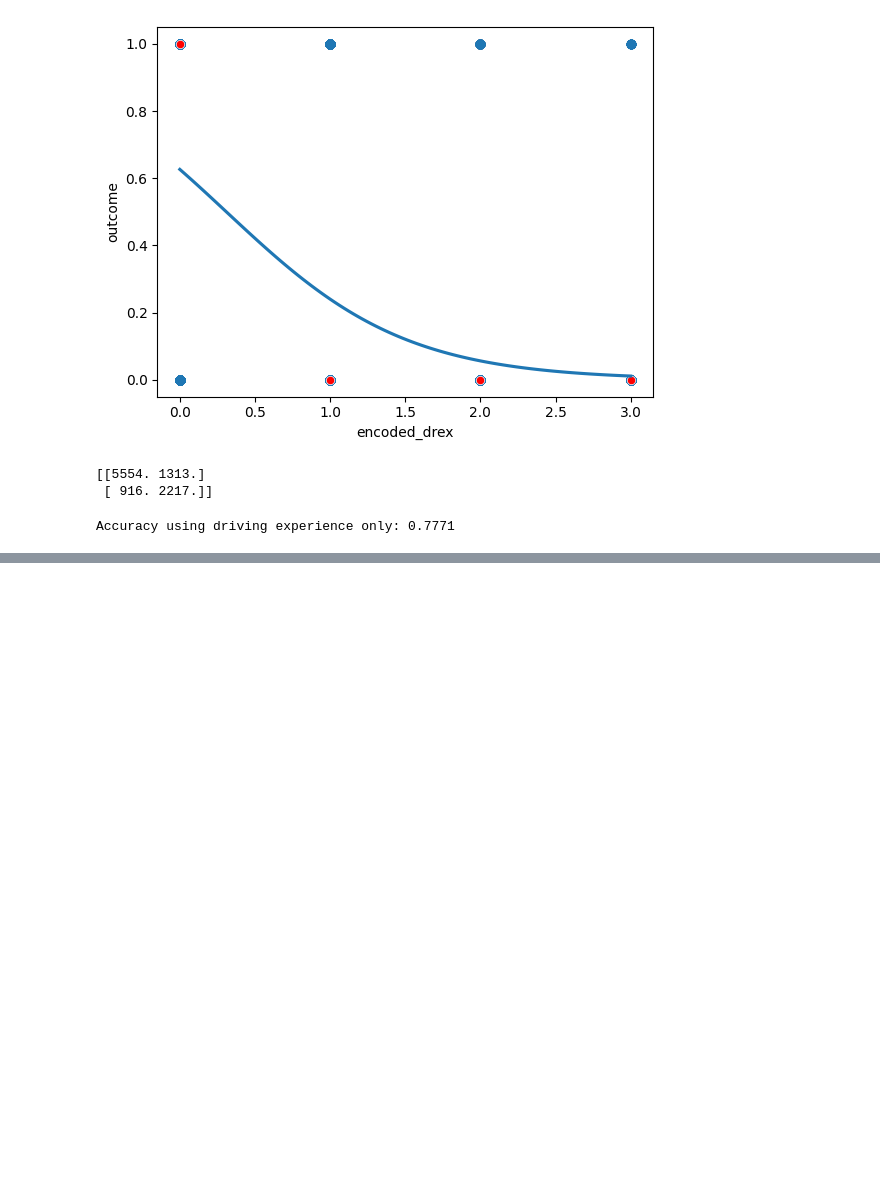
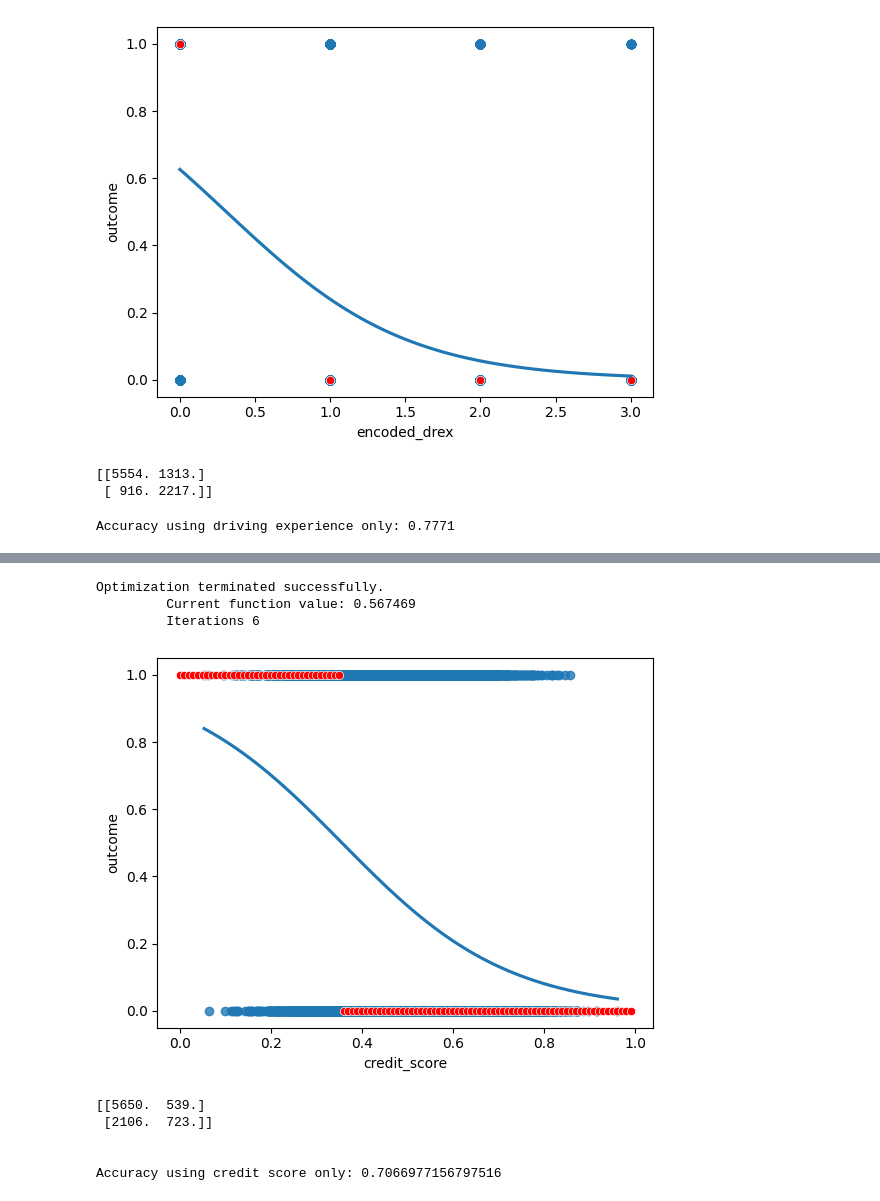
Before and after one commit to MichaelSzczepaniak/DataCamp, a Jupyter notebook: Tracks/Associate Data Scientist/27 Project 7 - Modeling Car Insurance Claim Outcomes/CarInsuranceOutcomes.ipynb, the cells around one changed output, grey strips where cells are left out. Cells and saved outputs as stored; diff of their text form; code cells hidden in the pictures; blank space fills up the shorter version.

```diff
--- a/Tracks/Associate Data Scientist/27 Project 7 - Modeling Car Insurance Claim Outcomes/CarInsuranceOutcomes.ipynb
+++ b/Tracks/Associate Data Scientist/27 Project 7 - Modeling Car Insurance Claim Outcomes/CarInsuranceOutcomes.ipynb
@@ -353,0 +464,3 @@ Accuracy using driving experience only: 0.7771
+# %%
+df_credit = df_car_ins.loc[:, ['credit_score', 'outcome']]
+df_credit['credit_score'].describe()  # looks like just under 10% of these values are missing
@@ -353,0 +477,31 @@ Accuracy using driving experience only: 0.7771
+# %%
+mdl_credit = logit("outcome ~ credit_score", data=df_credit).fit()
+
+exploratory_data = pd.DataFrame({"credit_score": np.arange(0, 1, 0.01)})  #
+prediction_data = exploratory_data.assign(
+    pred_outcome = mdl_credit.predict(exploratory_data)
+)
+
+prediction_data['pred_outcome'] = (prediction_data['pred_outcome'] > threshold).astype(float)
+plot_log_reg("credit_score", "credit_score", "outcome", "pred_outcome", df_credit, prediction_data)  # similar shape to age plot
+# %% [output]
+Optimization terminated successfully.
+         Current function value: 0.567469
+         Iterations 6
+[figure, added]
+# %%
+# compute confusion matrix
+df_credit['prob_file'] = mdl_credit.predict(df_credit['credit_score'])
+df_credit['pred_file'] = (df_credit['prob_file'] > threshold).astype(float)
+conf_matrix = mdl_credit.pred_table()
+print(conf_matrix, "\n")
+
+# compute accuracy
+accuracy_credit = get_accuracy(conf_matrix)
+print(f"\nAccuracy using credit score only: {accuracy_credit}")  # simliar to, but a little worse than income, age and driving experience (0.7425, 0.7747, 0.7771)
+# %% [output]
+[[5650.  539.]
+ [2106.  723.]]
+
+
+Accuracy using credit score only: 0.7066977156797516
```
Also changed, not shown: parts of 49 cells of this notebook.
